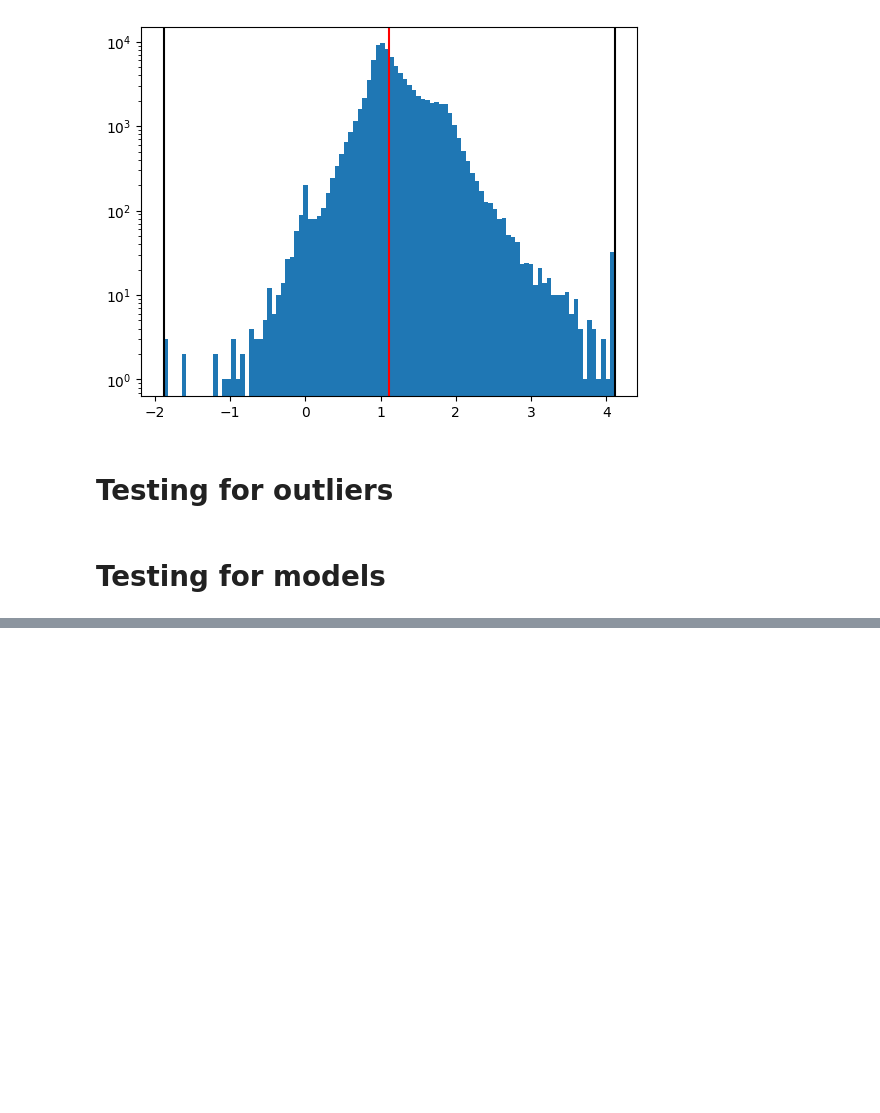
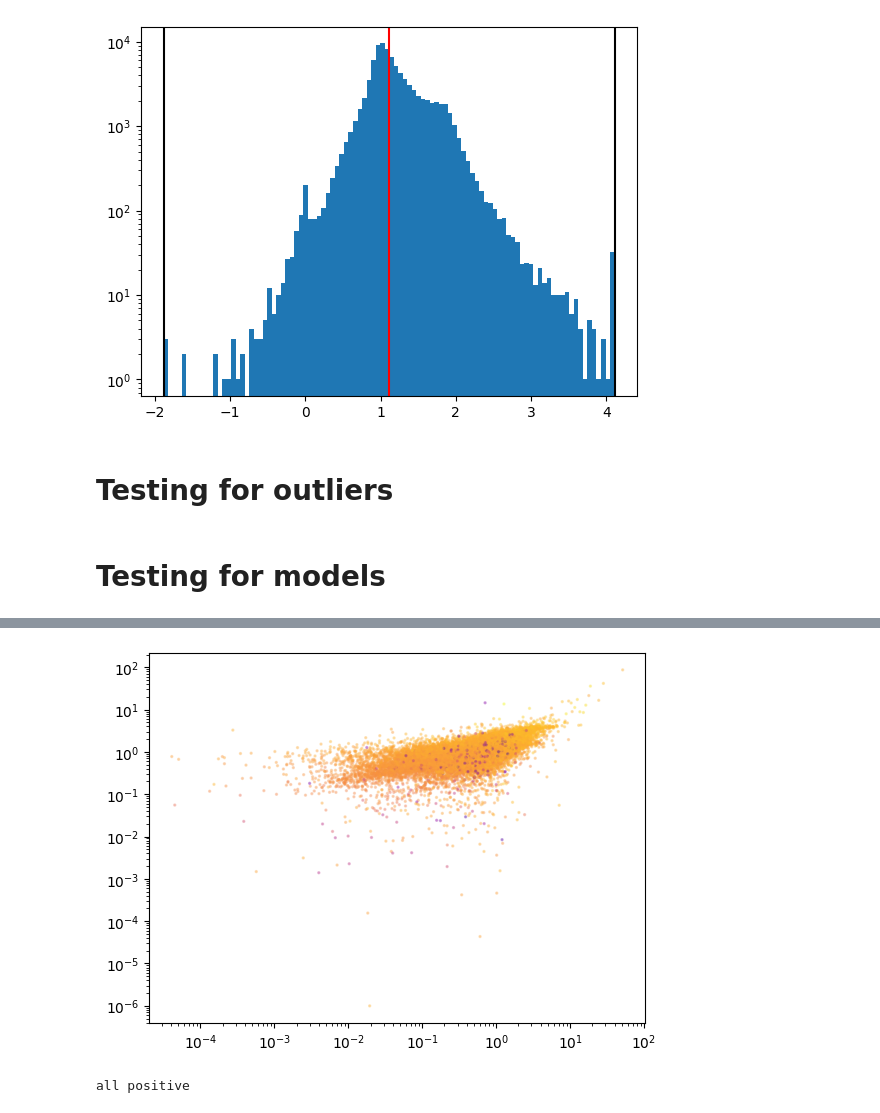
Before and after one commit to juliana-karp/scatterscale, a Jupyter notebook: sandbox.ipynb, the cells around one changed output, grey strips where cells are left out. Drawn from its saved outputs; the diff is of its cells as text; code cells hidden in the pictures; blank space fills up the shorter version.

```diff
--- a/sandbox.ipynb
+++ b/sandbox.ipynb
@@ -70,0 +137,14 @@ plt.show()
+# %%
+plt.scatter(jades_data["F090W_KRON"], jades_data["F200W_KRON"], c=F277W_KRON, norm=symlognorm, cmap="plasma", alpha=0.3, s=2)
+plt.yscale("log")
+plt.xscale("log")
+plt.show()
+# %% [output]
+[figure, added]
+# %%
+if np.all(symlognormed >= 0):
+    print("all positive")
+else:
+    print("some negatives")
+# %% [output]
+all positive
```
Also changed, not shown: parts of 12 cells of this notebook.
